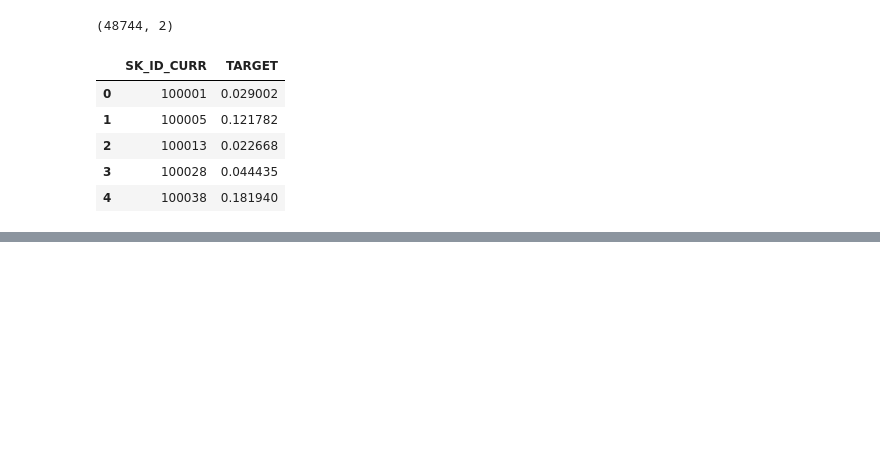
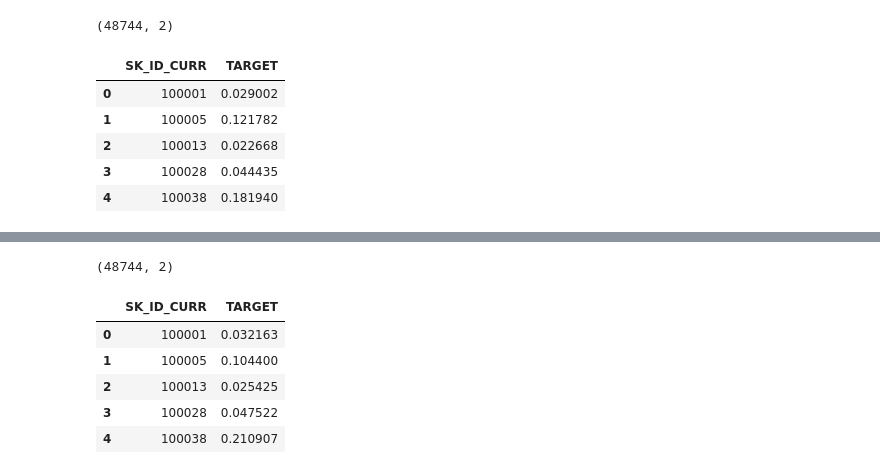
Before and after one commit to soeatu/kaggle_basic, a Jupyter notebook: Homecreditdefaultriskprac.ipynb, the cells around one changed output, grey strips where cells are left out. Drawn from its saved outputs; the diff is of its cells as text; code cells hidden in the pictures; blank space fills up the shorter version.

```diff
--- a/Homecreditdefaultriskprac.ipynb
+++ b/Homecreditdefaultriskprac.ipynb
@@ -651,0 +788,13 @@ df_submit.to_csv("submission_FeatureEngineering1.csv", index=None)
+# %%
+#推論用のデータセット作成
+# テーブル結合
+df_test = pd.merge(application_test, pos_ohe_agg, on="SK_ID_CURR", how="left")
+
+# データセット作成
+x_test = df_test.drop(columns=["SK_ID_CURR"])
+id_test = df_test[["SK_ID_CURR"]]
+
+# カテゴリ変数をcategory型へ変換
+for col in x_test.columns:
+    if x_test[col].dtype=="O":
+        x_test[col] = x_test[col].astype("category")
@@ -651,0 +813,14 @@ df_submit.to_csv("submission_FeatureEngineering1.csv", index=None)
+# %%
+#提出ファイルの作成
+df_submit = test_pred.rename(columns={"pred":"TARGET"})
+print(df_submit.shape)
+display(df_submit.head())
+df_submit.to_csv("submission_FeatureEngineering2.csv", index=None)
+# %% [output]
+(48744, 2)
+|  | SK_ID_CURR | TARGET |
+| 0 | 100001 | 0.032163 |
+| 1 | 100005 | 0.104400 |
+| 2 | 100013 | 0.025425 |
+| 3 | 100028 | 0.047522 |
+| 4 | 100038 | 0.210907 |
```
Also changed, not shown: parts of 9 cells of this notebook.
